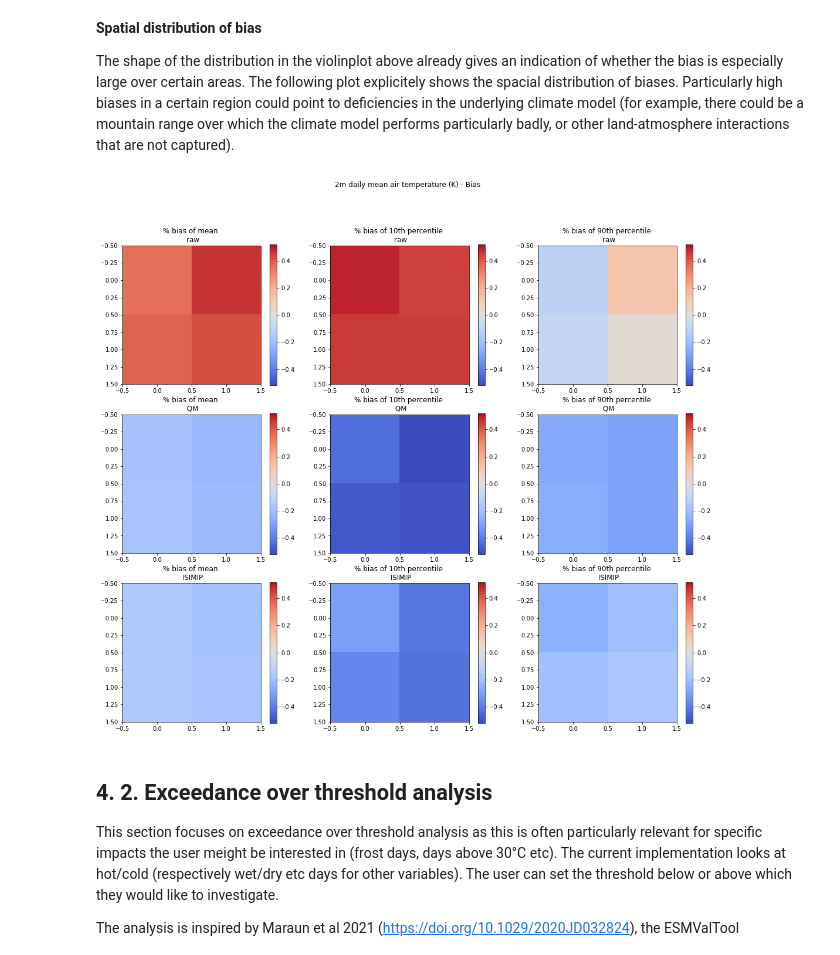
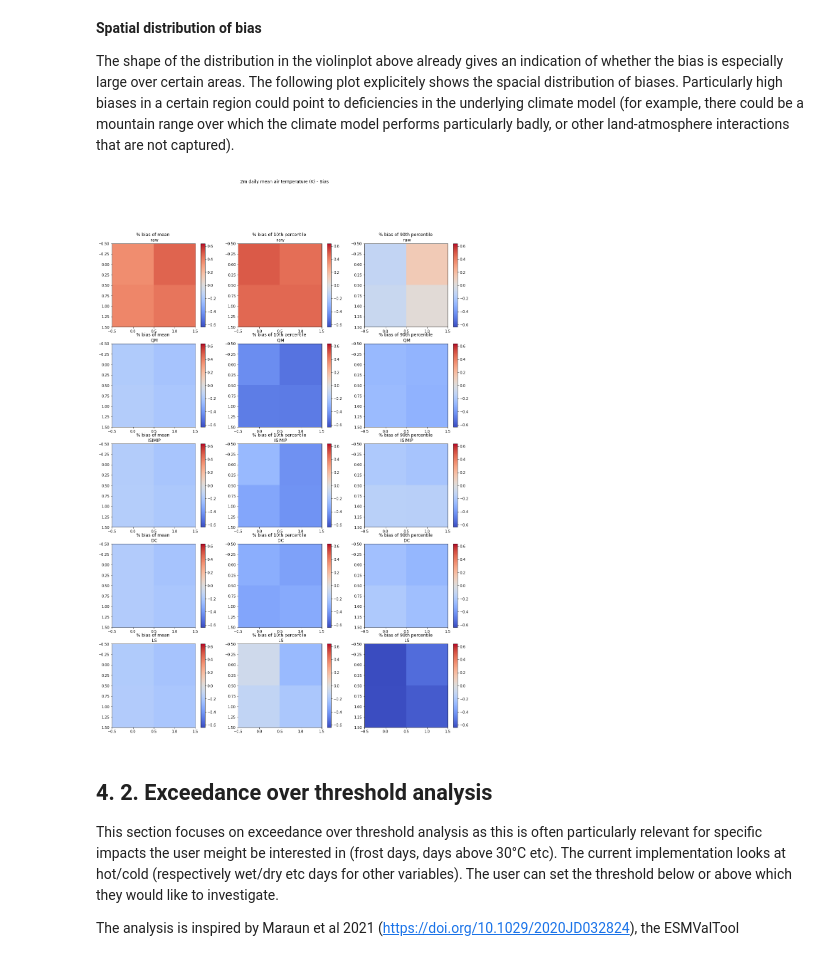
Before and after one commit to ecmwf-projects/ibicus, a Jupyter notebook: notebooks/debiasers_comparison_and_evaluation.ipynb, the cells around one changed output. Cells and saved outputs as stored; diff of their text form; code cells hidden in the pictures.

```diff
--- a/notebooks/debiasers_comparison_and_evaluation.ipynb
+++ b/notebooks/debiasers_comparison_and_evaluation.ipynb
@@ -126,7 +148,5 @@ test
 # %%
-# Quantile Mapping
-QM_tas_debiaser = QuantileMapping.from_variable(variable=Temperature, delta_type="additive")
-tas_debiased_QM = QM_tas_debiaser.apply(tas_obs, tas_cm_hist, tas_cm_future)
-test_debiased_hist = QM_tas_debiaser.apply(tas_obs, tas_cm_hist, tas_cm_hist)
+tas_debiaser_QM = QuantileMapping.from_variable(variable=Temperature, delta_type="additive")
+tas_debiased_QM = tas_debiaser_QM.apply(tas_obs, tas_cm_hist, tas_cm_future)
 # %% [output]
 ----- Running debiasing -----
@@ -134,6 +230,7 @@ test_debiased_hist = QM_tas_debiaser.apply(tas_obs, tas_cm_hist, tas_cm_hist)
 # %%
 # ISIMIP
-ISIMIP_tas_debiaser = ISIMIP.from_variable(variable = 'tas')
-tas_debiased_ISIMIP = ISIMIP_tas_debiaser.apply(tas_obs, tas_cm_hist, tas_cm_future, **tas_dates)
+tas_debiaser_ISIMIP = ISIMIP.from_variable(variable = 'tas')
+tas_debiased_ISIMIP = tas_debiaser_ISIMIP.apply(tas_obs, tas_cm_hist, tas_cm_future, **tas_dates)
+tas_debiaser_ISIMIP
 # %% [output]
 ----- Running debiasing -----
@@ -140,0 +255,4 @@ IndexError: arrays used as indices must be of integer (or boolean) type
+# %%
+tas_debiaser_DC = DeltaChange.from_variable(variable = "tas")
+tas_debiased_DC = tas_debiaser_DC.apply(tas_obs, tas_cm_hist, tas_cm_future)
+tas_debiaser_DC
@@ -140,0 +279,4 @@ IndexError: arrays used as indices must be of integer (or boolean) type
+# %%
+tas_debiaser_LS = LinearScaling.from_variable(variable = "tas")
+tas_debiased_LS = tas_debiaser_LS.apply(tas_obs, tas_cm_hist, tas_cm_future)
+tas_debiaser_LS
@@ -176,10 +401,10 @@ tas_bias_violinplot.show()
 The shape of the distribution in the violinplot above already gives an indication of whether the bias is especially large over certain areas. The following plot explicitely shows the spacial distribution of biases. Particularly high biases in a certain region could point to deficiencies in the underlying climate model (for example, there could be a mountain range over which the climate model performs particularly badly, or other land-atmosphere interactions that are not captured).
 # %%
 tas_bias_map = marginal.plot_bias_spatial(variable = 'tas', data_obs = tas_obs_validate, data_raw = tas_cm_future,
-                        QM = tas_debiased_QM, ISIMIP = tas_debiased_ISIMIP)
+                        QM = tas_debiased_QM, ISIMIP = tas_debiased_ISIMIP, DC=tas_debiased_DC, LS=tas_debiased_LS)
 tas_bias_map.show()
 # %% [output]
-[figure, old version]
+[figure, new version]
 # %% [markdown]
 ## 4. 2. Exceedance over threshold analysis
 
```
Also changed, not shown: parts of 77 cells of this notebook, 8 other files.
